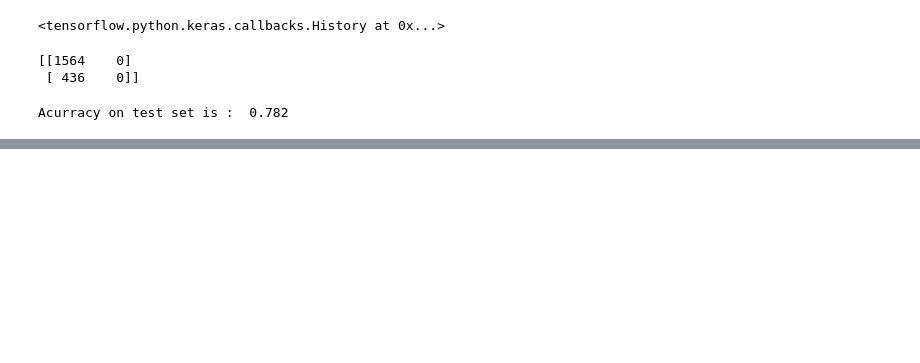
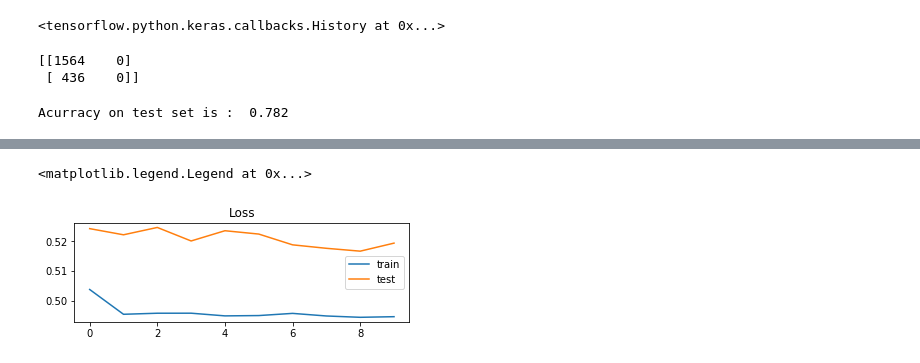
Before and after one commit to GreatLearningAIML1/pune-july19-batch-meet9426, a Jupyter notebook: INNDL_R6_Project1.ipynb, the cells around one changed output, grey strips where cells are left out. Cells and saved outputs as stored; diff of their text form; code cells hidden in the pictures; blank space fills up the shorter version.

```diff
--- a/INNDL_R6_Project1.ipynb
+++ b/INNDL_R6_Project1.ipynb
@@ -186,8 +197,20 @@ model.add(tf.keras.layers.Dense(11, input_dim=11, kernel_initializer='uniform',
-# %%
-# Hidden layer 1
-model.add(tf.keras.layers.Dense(6, kernel_initializer='uniform', activation='relu'))
-# %%
-model.add(tf.keras.layers.Dense(6, kernel_initializer='uniform', activation='relu'))
+# %%
+#Add first fully connected layer
+model.add(tf.keras.layers.Dense(200,                                      # Number of Neurons
+                                input_dim=11,
+                                activation='relu'))
+
+#Add second fully connected layer
+model.add(tf.keras.layers.Dense(100,                                      # Number of Neurons
+                                activation='relu'))
+
+#Add third fully connected layer
+model.add(tf.keras.layers.Dense(50,                                      # Number of Neurons
+                                activation='relu'))
+
+#Add fourth fully connected layer
+model.add(tf.keras.layers.Dense(25,                                      # Number of Neurons
+                                activation='relu'))
 # %%
 # Final layer with activation function as softmax and 10 neurons
 model.add(tf.keras.layers.Dense(1, activation='sigmoid'))
@@ -207,4 +224,7 @@ model.compile(optimizer='adam', loss='binary_crossentropy', metrics=['accuracy']
 # %%
 # fiting our model with 10 epochs
-model.fit(X_train, y_train,epochs=10)
+model.fit(X_train, y_train,
+          validation_data=(X_test,y_test),
+          epochs=10,
+          batch_size=32)
 # %% [output]
@@ -245,0 +276,12 @@ Acurracy on test set is :  0.782
+# %%
+import matplotlib.pyplot as plt
+
+# plot loss during training
+plt.subplot(211)
+plt.title('Loss')
+plt.plot(model.history.history['loss'], label='train')
+plt.plot(model.history.history['val_loss'], label='test')
+plt.legend()
+# %% [output]
+<matplotlib.legend.Legend at 0x...>
+[figure, added]
```
Also changed, not shown: parts of 16 cells of this notebook.
